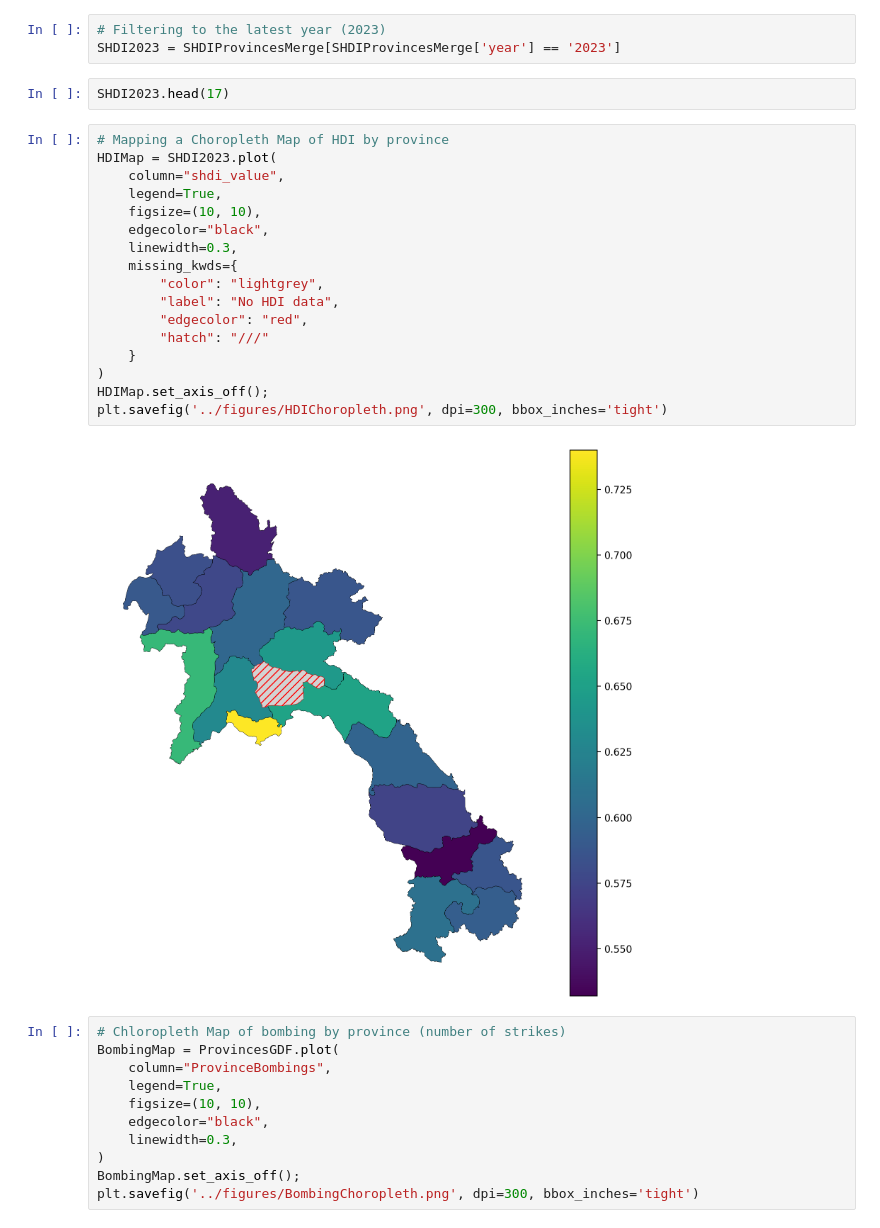
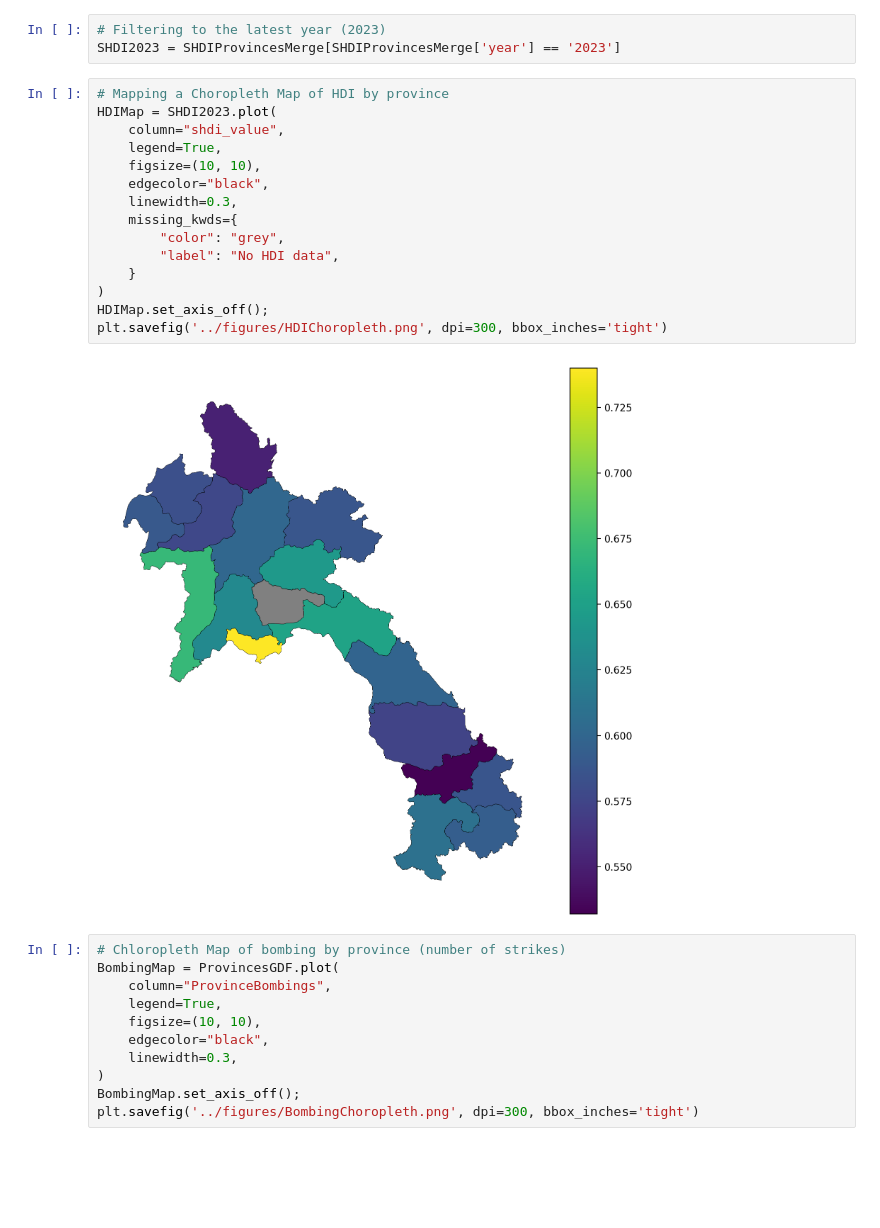
Before and after one commit to SMUREU/data-storytelling-brandon, a Jupyter notebook: notebooks/DataStorytelling.ipynb, the cells around one changed output. Saved outputs shown, nothing was run; the diff lists cells and outputs as text; blank space fills up the shorter version.

Commit message:
Cleaned up code comments and moved lights figure to correct folder

```diff
--- a/notebooks/DataStorytelling.ipynb
+++ b/notebooks/DataStorytelling.ipynb
@@ -233,27 +202,23 @@ SHDIProvincesMerge.at[510, 'year'] = '2023'
 # %%
 # Filtering to the latest year (2023)
 SHDI2023 = SHDIProvincesMerge[SHDIProvincesMerge['year'] == '2023']
-# %%
-SHDI2023.head(17)
 # %%
 # Mapping a Choropleth Map of HDI by province
 HDIMap = SHDI2023.plot(
     column="shdi_value",
     legend=True,
     figsize=(10, 10),
     edgecolor="black",
     linewidth=0.3,
     missing_kwds={
-        "color": "lightgrey",
+        "color": "grey",
         "label": "No HDI data",
-        "edgecolor": "red",
-        "hatch": "///"
     }
 )
 HDIMap.set_axis_off();
 plt.savefig('../figures/HDIChoropleth.png', dpi=300, bbox_inches='tight')
 # %% [output]
-[figure, old version]
+[figure, new version]
 # %%
 # Chloropleth Map of bombing by province (number of strikes)
 BombingMap = ProvincesGDF.plot(
```
Also changed, not shown: parts of 10 cells of this notebook, 3 other files.
